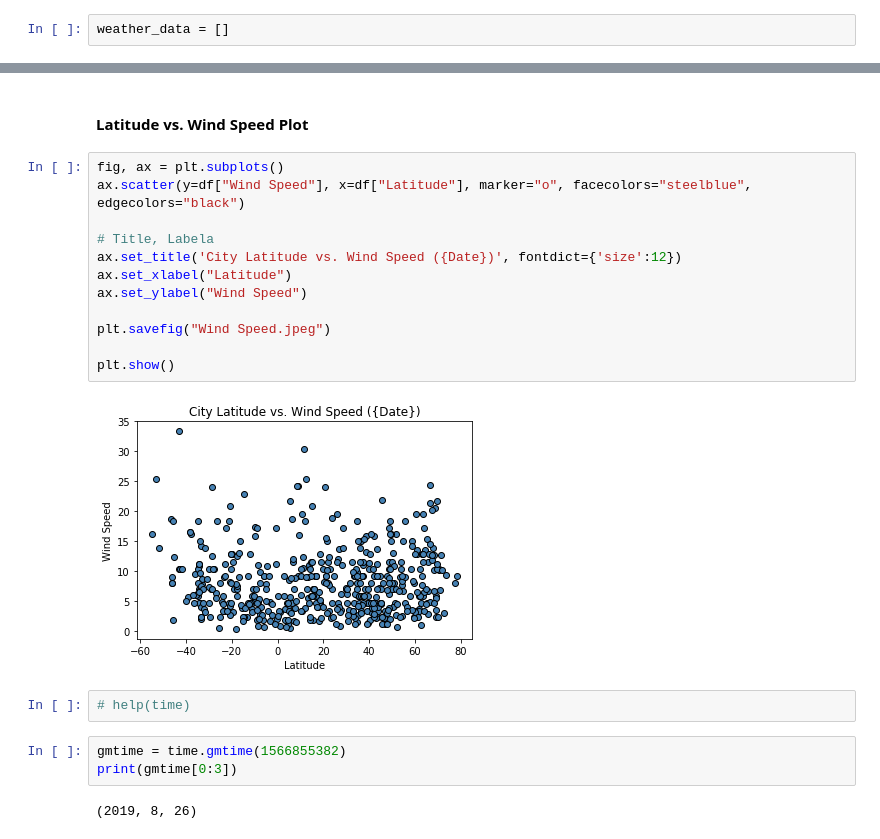
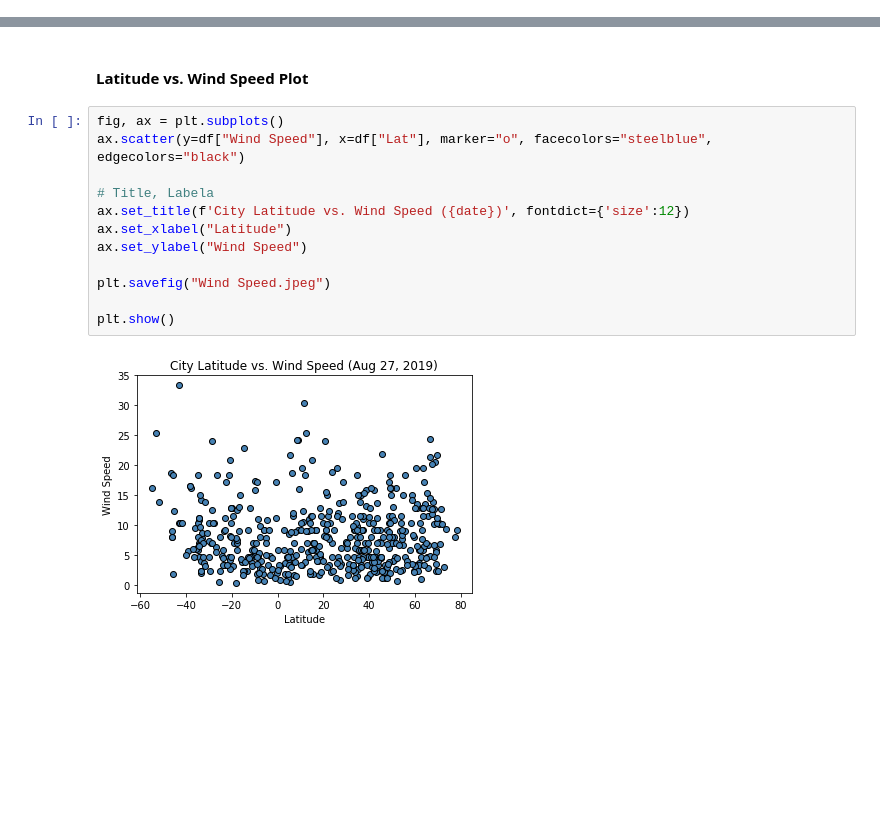
Before and after one commit to LBBL96/python-api-challenge, a Jupyter notebook: WeatherPy/WeatherPy.ipynb, the cells around one changed output, grey strips where cells are left out. Saved outputs shown, nothing was run; the diff lists cells and outputs as text; blank space fills up the shorter version.

```diff
--- a/WeatherPy/WeatherPy.ipynb
+++ b/WeatherPy/WeatherPy.ipynb
@@ -58,6 +57,4 @@
 # Setting up URL
 
 base_url = "https://api.openweathermap.org/data/2.5/weather?"
-# %%
-weather_data = []
 # %%
@@ -227,22 +201,15 @@ plt.show()
 #### Latitude vs. Wind Speed Plot
 # %%
 fig, ax = plt.subplots()
-ax.scatter(y=df["Wind Speed"], x=df["Latitude"], marker="o", facecolors="steelblue", edgecolors="black")
+ax.scatter(y=df["Wind Speed"], x=df["Lat"], marker="o", facecolors="steelblue", edgecolors="black")
 
 # Title, Labela
-ax.set_title('City Latitude vs. Wind Speed ({Date})', fontdict={'size':12})
+ax.set_title(f'City Latitude vs. Wind Speed ({date})', fontdict={'size':12})
 ax.set_xlabel("Latitude")
 ax.set_ylabel("Wind Speed")
 
 plt.savefig("Wind Speed.jpeg")
 
 plt.show()
 # %% [output]
-[figure, old version]
+[figure, new version]
-# %%
-# help(time)
-# %%
-gmtime = time.gmtime(1566855382)
-print(gmtime[0:3])
-# %% [output]
-(2019, 8, 26)
```
Also changed, not shown: parts of 14 cells of this notebook, 6 other files.
